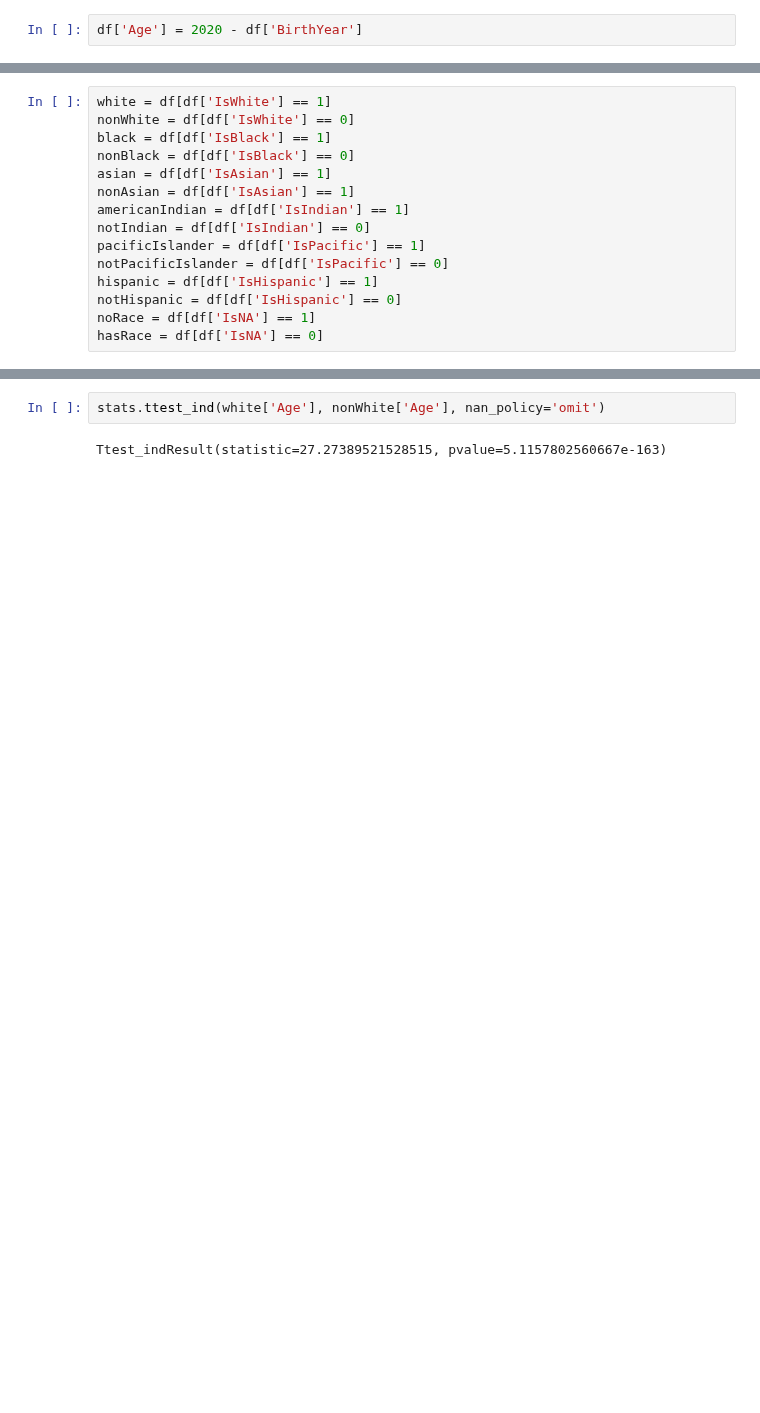
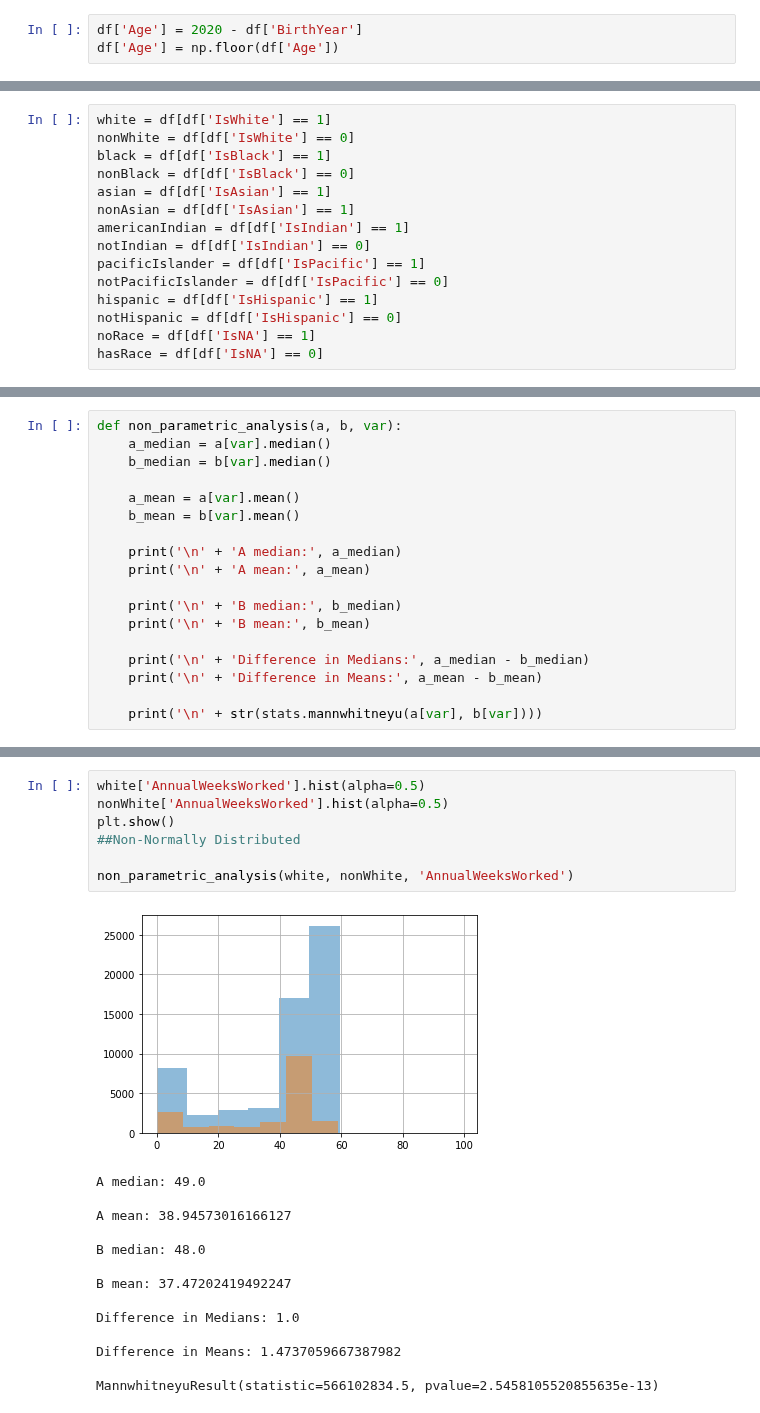
Before and after one commit to luminarian/thinkful-capstone-1, a Jupyter notebook: capstone.ipynb, the cells around one changed output, grey strips where cells are left out. Saved outputs shown, nothing was run; the diff lists cells and outputs as text; blank space fills up the shorter version.

```diff
--- a/capstone.ipynb
+++ b/capstone.ipynb
@@ -8,3 +9,4 @@ from scipy import stats
 import math
 # %%
 df['Age'] = 2020 - df['BirthYear']
+df['Age'] = np.floor(df['Age'])
@@ -69,3 +106,21 @@ hasRace = df[df['IsNA'] == 0]
+# %%
+def non_parametric_analysis(a, b, var):
+    a_median = a[var].median()
+    b_median = b[var].median()
+
+    a_mean = a[var].mean()
+    b_mean = b[var].mean()
+
+    print('\n' + 'A median:', a_median)
+    print('\n' + 'A mean:', a_mean)
+
+    print('\n' + 'B median:', b_median)
+    print('\n' + 'B mean:', b_mean)
+
+    print('\n' + 'Difference in Medians:', a_median - b_median)
+    print('\n' + 'Difference in Means:', a_mean - b_mean)
+
+    print('\n' + str(stats.mannwhitneyu(a[var], b[var])))
 # %%
 white['Age'].hist(alpha=0.5)
 nonWhite['Age'].hist(alpha=0.5)
@@ -115,4 +151,22 @@ The Kurtosis of the B group is: -0.001897949006564481
-# %%
-stats.ttest_ind(white['Age'], nonWhite['Age'], nan_policy='omit')
-# %% [output]
-Ttest_indResult(statistic=27.27389521528515, pvalue=5.1157802560667e-163)
+# %%
+white['AnnualWeeksWorked'].hist(alpha=0.5)
+nonWhite['AnnualWeeksWorked'].hist(alpha=0.5)
+plt.show()
+##Non-Normally Distributed
+
+non_parametric_analysis(white, nonWhite, 'AnnualWeeksWorked')
+# %% [output]
+[figure, added]
+A median: 49.0
+
+A mean: 38.94573016166127
+
+B median: 48.0
+
+B mean: 37.47202419492247
+
+Difference in Medians: 1.0
+
+Difference in Means: 1.4737059667387982
+
+MannwhitneyuResult(statistic=566102834.5, pvalue=2.5458105520855635e-13)
```
Also changed, not shown: parts of 12 cells of this notebook.
